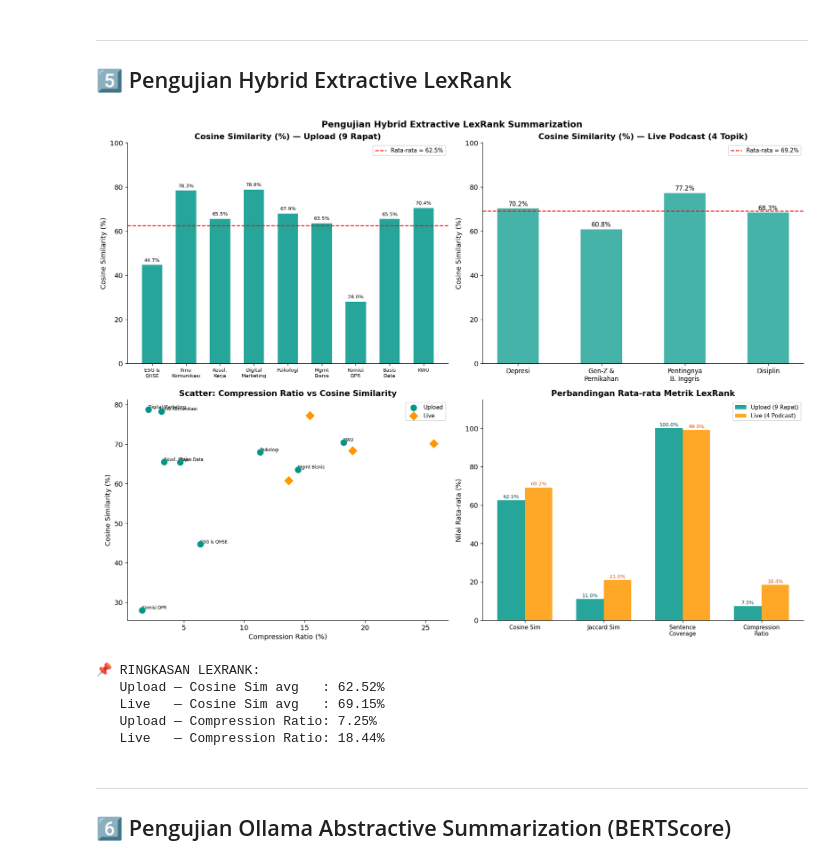
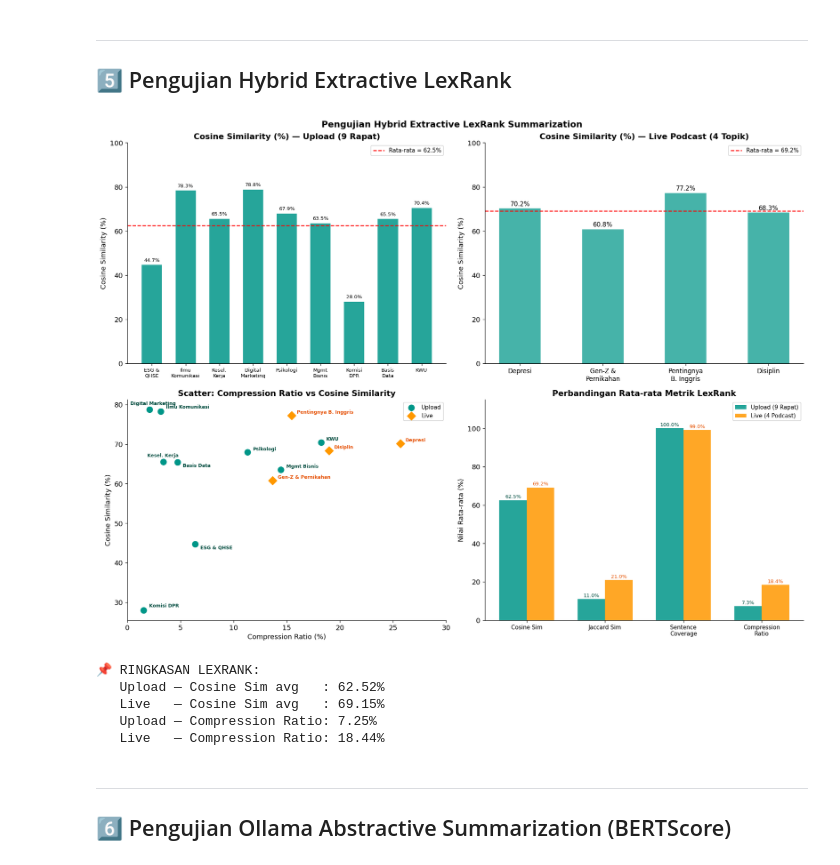
Before and after one commit to syifaurrahman/Notulensi-Rapat-Skripsi, a Jupyter notebook: visual uji/visualisasi_pengujian_sistem.ipynb, the cells around one changed output. Cells and saved outputs as stored; diff of their text form; code cells hidden in the pictures.

Commit message:
style: perbaikan posisi label teks pada scatter plot LexRank agar tidak tumpang tindih dan lebih presisi

```diff
--- a/visual uji/visualisasi_pengujian_sistem.ipynb
+++ b/visual uji/visualisasi_pengujian_sistem.ipynb
@@ -429,45 +429,65 @@ ax2.legend(fontsize=9)
 ax3 = axes[1][0]
 sc1 = ax3.scatter(compress_up, cosine_up, s=90, color=TEAL, label='Upload', zorder=5)
 sc2 = ax3.scatter(compress_lv, cosine_lv, s=90, color=ORANGE, marker='D', label='Live', zorder=5)
+
+# Custom manual offsets to avoid overlaps
+custom_offsets = {
+    'Digital Marketing': (-1.8, 1.2),
+    'Ilmu Komunikasi': (0.5, 0.8),
+    'Kesel. Kerja': (-1.5, 1.2),
+    'Basis Data': (0.5, -1.2),
+    'ESG & QHSE': (0.5, -1.2),
+    'Komisi DPR': (0.5, 0.8)
+}
+
 for i, t in enumerate(topik_lx_up):
-    ax3.annotate(t.replace('\n',' '), (compress_up[i], cosine_up[i]), fontsize=7, ha='left', va='bottom')
+    name = t.replace('\n',' ')
+    dx, dy = custom_offsets.get(name, (0.5, 0.5))
+    ax3.text(compress_up[i] + dx, cosine_up[i] + dy, name, fontsize=7.5, fontweight='bold', color='#004D40')
+
+for i, t in enumerate(topik_lx_lv):
+    name = t.replace('\n',' ')
+    dx, dy = custom_offsets.get(name, (0.5, 0.5))
+    ax3.text(compress_lv[i] + dx, cosine_lv[i] + dy, name, fontsize=7.5, fontweight='bold', color='#E65100')
+
 ax3.set_xlabel('Compression Ratio (%)')
 ax3.set_ylabel('Cosine Similarity (%)')
 ax3.set_title('Scatter: Compression Ratio vs Cosine Similarity')
+ax3.set_xlim(0, 30)  # Keep the layout tight and professional
 ax3.legend(fontsize=9)
 
 # Panel 4: Radar
 ax4 = axes[1][1]
 cats = ['Cosine Sim', 'Jaccard Sim', 'Sentence\nCoverage', 'Compression\nRatio']
 upload_vals = [np.mean(cosine_up), np.mean(jaccard_up), np.mean(coverage_up), np.mean(compress_up)]
 live_vals   = [np.mean(cosine_lv), np.mean(jaccard_lv), np.mean(coverage_lv), np.mean(compress_lv)]
 
 df_radar = pd.DataFrame({'Metrik': cats, 'Upload': upload_vals, 'Live': live_vals})
 x4 = np.arange(len(cats))
 bw4 = 0.35
 ax4.bar(x4 - bw4/2, upload_vals, bw4, label='Upload (9 Rapat)', color=TEAL, alpha=0.85)
 ax4.bar(x4 + bw4/2, live_vals,   bw4, label='Live (4 Podcast)', color=ORANGE, alpha=0.85)
 for i, (u, l) in enumerate(zip(upload_vals, live_vals)):
     ax4.text(i-bw4/2, u+0.5, f'{u:.1f}%', ha='center', va='bottom', fontsize=8, color='#004D40')
     ax4.text(i+bw4/2, l+0.5, f'{l:.1f}%', ha='center', va='bottom', fontsize=8, color='#E65100')
 ax4.set_xticks(x4)
 ax4.set_xticklabels(cats, fontsize=9)
 ax4.set_ylim(0, 115)
 ax4.set_ylabel('Nilai Rata-rata (%)')
 ax4.set_title('Perbandingan Rata-rata Metrik LexRank')
 ax4.legend(fontsize=9)
 
 plt.tight_layout()
 plt.savefig('../visual uji/5_lexrank_summarization.png', bbox_inches='tight', dpi=150)
 plt.show()
 
 print('\n📌 RINGKASAN LEXRANK:')
 print(f'   Upload — Cosine Sim avg   : {np.mean(cosine_up):.2f}%')
 print(f'   Live   — Cosine Sim avg   : {np.mean(cosine_lv):.2f}%')
 print(f'   Upload — Compression Ratio: {np.mean(compress_up):.2f}%')
 print(f'   Live   — Compression Ratio: {np.mean(compress_lv):.2f}%')
 # %% [output]
-[figure, old version]
+[figure, new version]
 📌 RINGKASAN LEXRANK:
    Upload — Cosine Sim avg   : 62.52%
    Live   — Cosine Sim avg   : 69.15%
```
Also changed, not shown: 1 other file.
